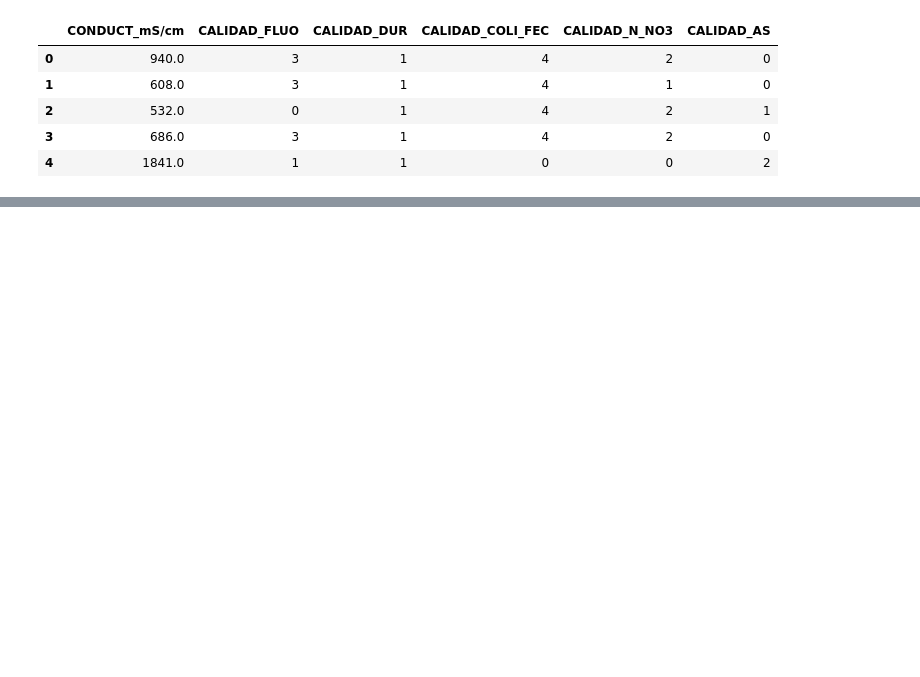
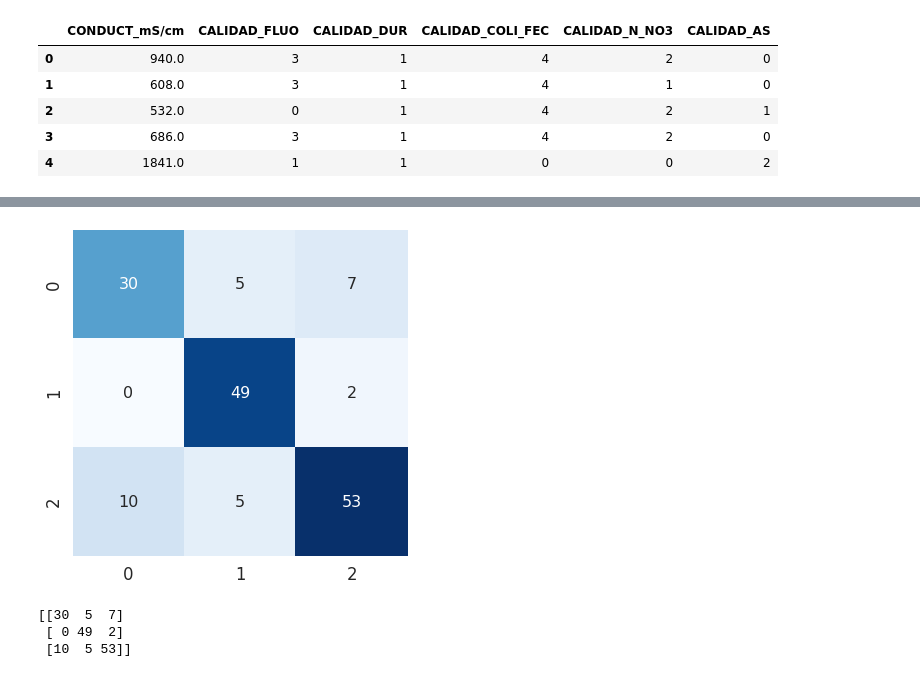
Before and after one commit to PosgradoMNA/actividades-del-projecto-cad_equipo47, a Jupyter notebook: Reto/Reto_Entrega2_Equipo47.ipynb, the cells around one changed output, grey strips where cells are left out. Saved outputs shown, nothing was run; the diff lists cells and outputs as text; code cells hidden in the pictures; blank space fills up the shorter version.

```diff
--- a/Reto/Reto_Entrega2_Equipo47.ipynb
+++ b/Reto/Reto_Entrega2_Equipo47.ipynb
@@ -523 +525,4 @@ X2.head()
 X_train, X_test, y_train, y_test = train_test_split(X2, Y, train_size=0.85)
+# %%
+# Model fitting
+modelo_DTC.fit(X_train,y_train)
@@ -523,0 +535,3 @@ X_train, X_test, y_train, y_test = train_test_split(X2, Y, train_size=0.85)
+# %%
+# Predicting
+y_pred = modelo_DTC.predict(X_test)
@@ -523,0 +550,22 @@ X_train, X_test, y_train, y_test = train_test_split(X2, Y, train_size=0.85)
+# %%
+def conf_matrix(y_test, y_pred):
+
+    # Creating a confusion matrix
+    con_mat = confusion_matrix(y_test, y_pred)
+    con_mat = pd.DataFrame(con_mat, range(3), range(3))
+
+    #Ploting the confusion matrix
+    plt.figure(figsize=(6,6))
+    sns.set(font_scale=1.5)
+    sns.heatmap(con_mat, annot=True, annot_kws={"size": 16}, fmt='g', cmap='Blues', cbar=False)
+# %%
+conf_matrix(y_test, y_pred)
+# %% [output]
+[figure, added]
+# %%
+#Confusion Matrix
+print(confusion_matrix(y_test, y_pred))
+# %% [output]
+[[30  5  7]
+ [ 0 49  2]
+ [10  5 53]]
```
Also changed, not shown: parts of 15 cells of this notebook.
